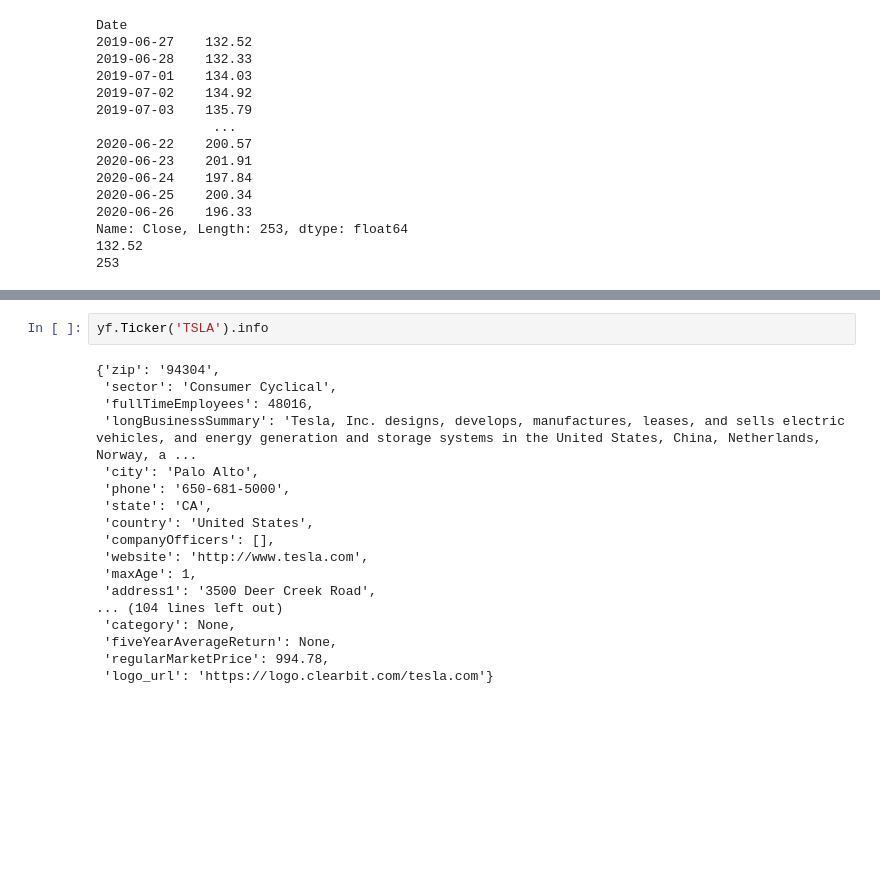
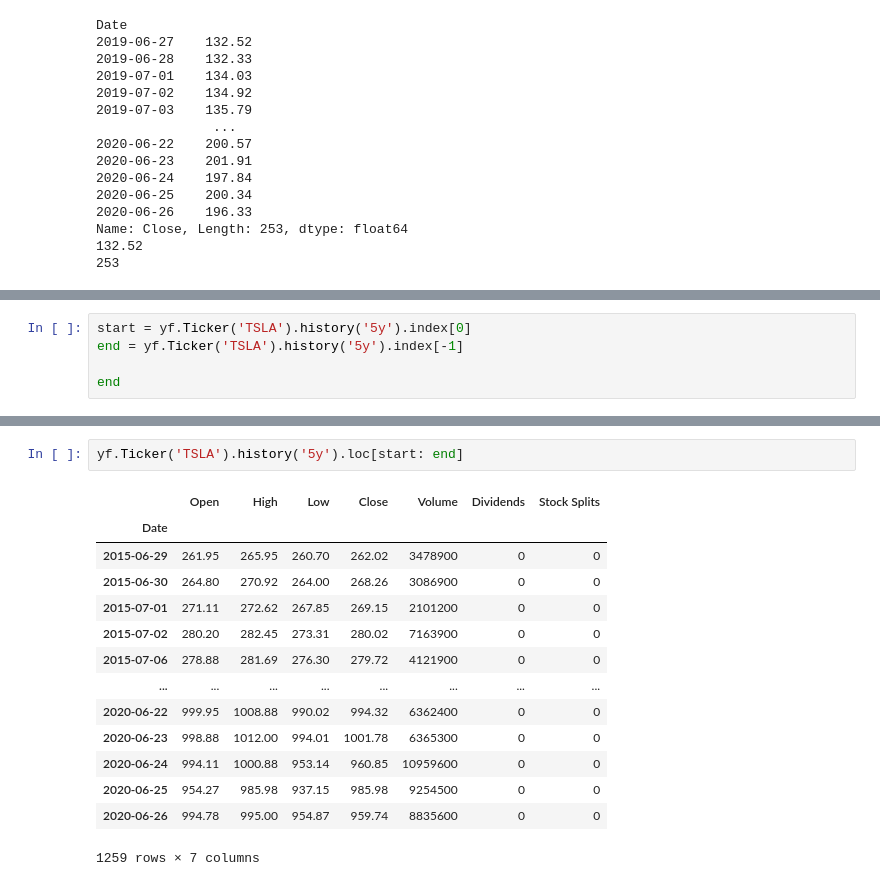
Before and after one commit to thedaysob/StockMarketWatch, a Jupyter notebook: StockAnalysis.ipynb, the cells around one changed output, grey strips where cells are left out. Drawn from its saved outputs; the diff is of its cells as text; blank space fills up the shorter version.

```diff
--- a/StockAnalysis.ipynb
+++ b/StockAnalysis.ipynb
@@ -168,0 +439,5 @@ Name: Close, Length: 253, dtype: float64
+# %%
+start = yf.Ticker('TSLA').history('5y').index[0]
+end = yf.Ticker('TSLA').history('5y').index[-1]
+
+end
@@ -169,20 +446,17 @@ Name: Close, Length: 253, dtype: float64
 # %%
-yf.Ticker('TSLA').info
+yf.Ticker('TSLA').history('5y').loc[start: end]
 # %% [output]
+|  | Open | High | Low | Close | Volume | Dividends | Stock Splits |
+| Date |  |  |  |  |  |  |  |
+| 2015-06-29 | 261.95 | 265.95 | 260.70 | 262.02 | 3478900 | 0 | 0 |
+| 2015-06-30 | 264.80 | 270.92 | 264.00 | 268.26 | 3086900 | 0 | 0 |
+| 2015-07-01 | 271.11 | 272.62 | 267.85 | 269.15 | 2101200 | 0 | 0 |
+| 2015-07-02 | 280.20 | 282.45 | 273.31 | 280.02 | 7163900 | 0 | 0 |
+| 2015-07-06 | 278.88 | 281.69 | 276.30 | 279.72 | 4121900 | 0 | 0 |
+| ... | ... | ... | ... | ... | ... | ... | ... |
+| 2020-06-22 | 999.95 | 1008.88 | 990.02 | 994.32 | 6362400 | 0 | 0 |
+| 2020-06-23 | 998.88 | 1012.00 | 994.01 | 1001.78 | 6365300 | 0 | 0 |
+| 2020-06-24 | 994.11 | 1000.88 | 953.14 | 960.85 | 10959600 | 0 | 0 |
+| 2020-06-25 | 954.27 | 985.98 | 937.15 | 985.98 | 9254500 | 0 | 0 |
+| 2020-06-26 | 994.78 | 995.00 | 954.87 | 959.74 | 8835600 | 0 | 0 |
-{'zip': '94304',
- 'sector': 'Consumer Cyclical',
- 'fullTimeEmployees': 48016,
- 'longBusinessSummary': 'Tesla, Inc. designs, develops, manufactures, leases, and sells electric vehicles, and energy generation and storage systems in the United States, China, Netherlands, Norway, a ...
- 'city': 'Palo Alto',
- 'phone': '650-681-5000',
- 'state': 'CA',
- 'country': 'United States',
- 'companyOfficers': [],
- 'website': 'http://www.tesla.com',
- 'maxAge': 1,
- 'address1': '3500 Deer Creek Road',
-... (104 lines left out)
- 'category': None,
- 'fiveYearAverageReturn': None,
- 'regularMarketPrice': 994.78,
- 'logo_url': 'https://logo.clearbit.com/tesla.com'}
+1259 rows × 7 columns
```
Also changed, not shown: parts of 21 cells of this notebook.
